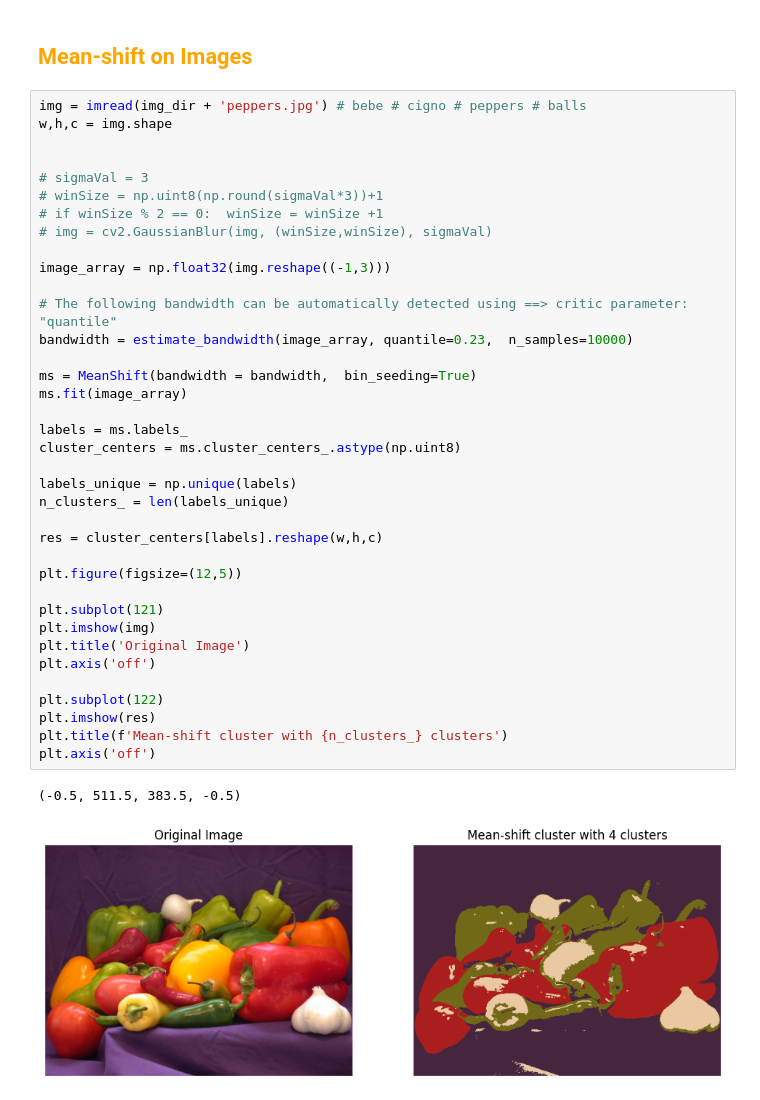
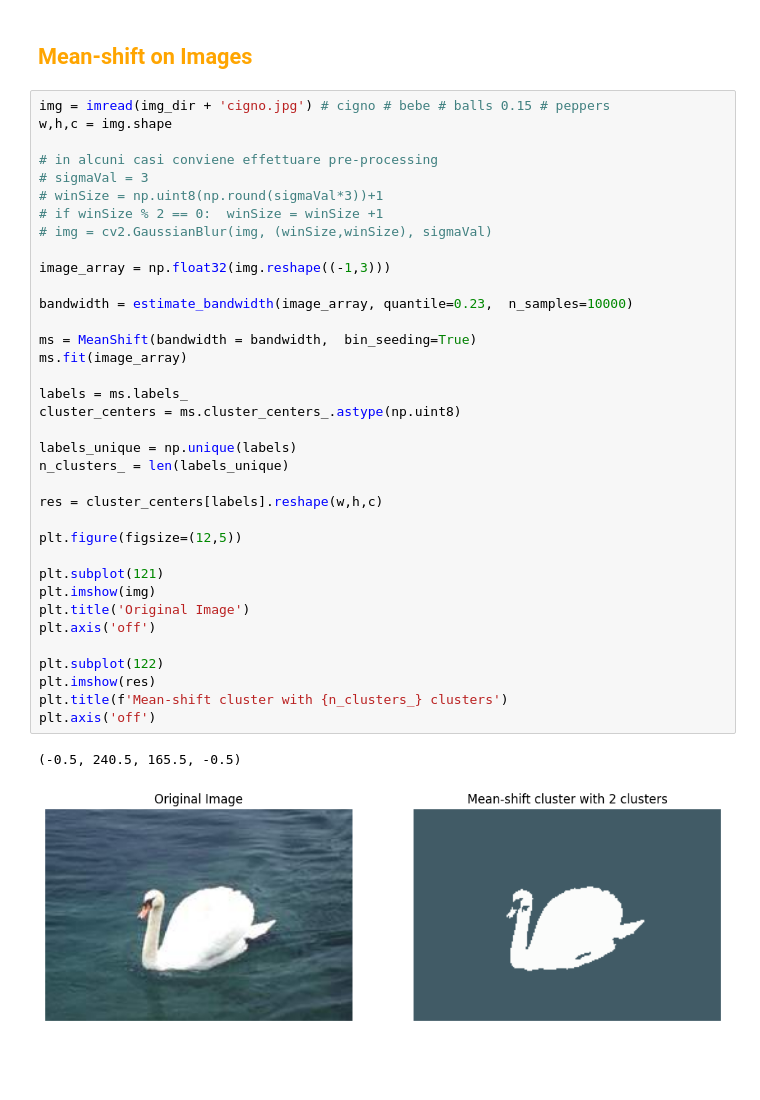
Before and after one commit to meminz/mean_shift_clustering, a Jupyter notebook: mean_shift.ipynb, the cells around one changed output. Drawn from its saved outputs; the diff is of its cells as text; blank space fills up the shorter version.

```diff
--- a/mean_shift.ipynb
+++ b/mean_shift.ipynb
@@ -136,42 +193,41 @@ plot_cluster(X2, n_clusters_MS, labels_MS, cluster_centers_MS)
 # %% [markdown]
 ## <font color='orange'><b> Mean-shift on Images</b></font>
 # %%
-img = imread(img_dir + 'peppers.jpg') # bebe # cigno # peppers # balls
+img = imread(img_dir + 'cigno.jpg') # cigno # bebe # balls 0.15 # peppers
 w,h,c = img.shape
 
-
+# in alcuni casi conviene effettuare pre-processing
 # sigmaVal = 3
 # winSize = np.uint8(np.round(sigmaVal*3))+1
 # if winSize % 2 == 0: 	winSize = winSize +1
 # img = cv2.GaussianBlur(img, (winSize,winSize), sigmaVal)
 
 image_array = np.float32(img.reshape((-1,3)))
 
-# The following bandwidth can be automatically detected using ==> critic parameter: "quantile"
 bandwidth = estimate_bandwidth(image_array, quantile=0.23,  n_samples=10000)
 
 ms = MeanShift(bandwidth = bandwidth,  bin_seeding=True)
 ms.fit(image_array)
 
 labels = ms.labels_
 cluster_centers = ms.cluster_centers_.astype(np.uint8)
 
 labels_unique = np.unique(labels)
 n_clusters_ = len(labels_unique)
 
 res = cluster_centers[labels].reshape(w,h,c)
 
 plt.figure(figsize=(12,5))
 
 plt.subplot(121)
 plt.imshow(img)
 plt.title('Original Image')
 plt.axis('off')
 
 plt.subplot(122)
 plt.imshow(res)
 plt.title(f'Mean-shift cluster with {n_clusters_} clusters')
 plt.axis('off')
 # %% [output]
-(-0.5, 511.5, 383.5, -0.5)
+(-0.5, 240.5, 165.5, -0.5)
-[figure, old version]
+[figure, new version]
```
Also changed, not shown: parts of 7 cells of this notebook.
